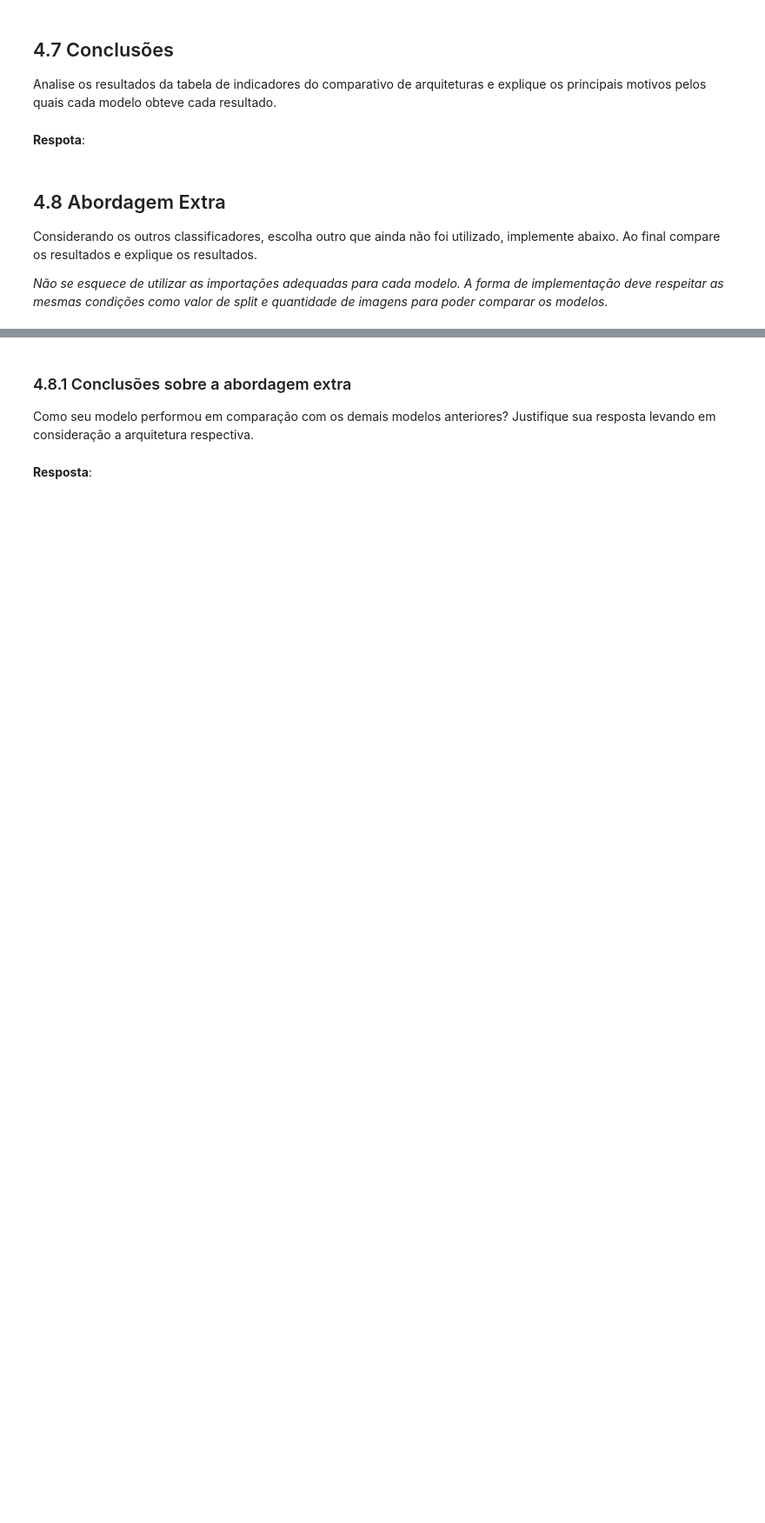
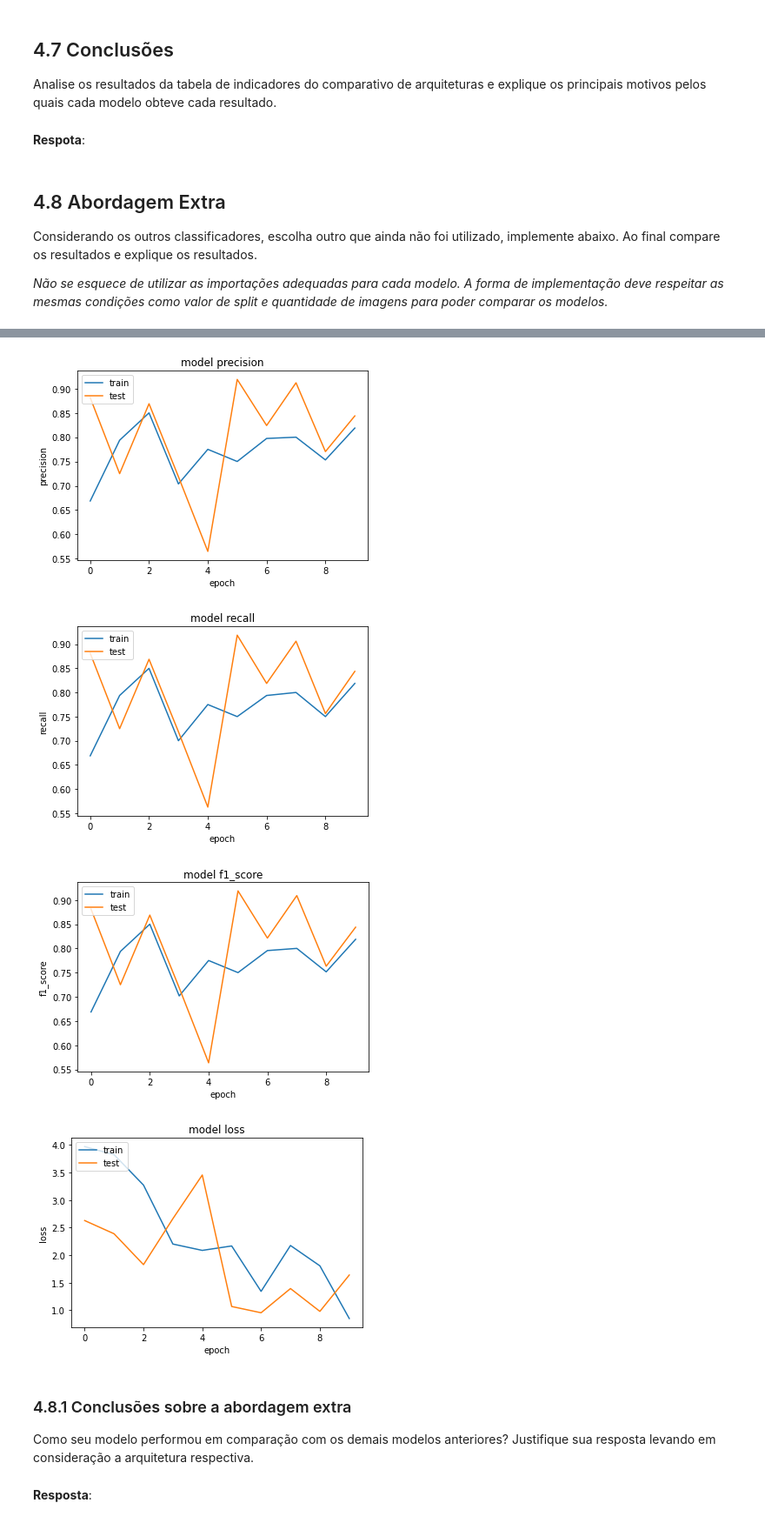
Before and after one commit to Tgualexand/VisaoComputacional, a Jupyter notebook: analise-imagens-medicas.ipynb, the cells around one changed output, grey strips where cells are left out. Shown at 87% size. Saved outputs shown, nothing was run; the diff lists cells and outputs as text; code cells hidden in the pictures; blank space fills up the shorter version.

```diff
--- a/analise-imagens-medicas.ipynb
+++ b/analise-imagens-medicas.ipynb
@@ -730,0 +768,9 @@ import keras.backend as K
+# %%
+x = conv_base.output
+x = layers.GlobalAveragePooling2D()(x)
+x = layers.Dense(128, activation='relu')(x)
+
+predictions = layers.Dense(qtde_classes, activation='softmax')(x)
+model = Model(conv_base.input, predictions)
+
+model.summary()
@@ -730,0 +795,9 @@ import keras.backend as K
+# %%
+optimizer = keras.optimizers.Adam()
+model.compile(loss='categorical_crossentropy', optimizer=optimizer, metrics=[precision_score, recall_score, f1_score])
+# %%
+history = model.fit_generator(generator=train_generator,
+                              epochs=qtde_epocas,
+                              validation_steps=5,
+                              steps_per_epoch=5,
+                              validation_data=val_generator)
@@ -731,3 +825,44 @@ import keras.backend as K
+# %%
+# Exibindo dados de Precisão
+plt.plot(history.history['precision_score'])
+plt.plot(history.history['val_precision_score'])
+plt.title('model precision')
+plt.ylabel('precision')
+plt.xlabel('epoch')
+plt.legend(['train', 'test'], loc='upper left')
+plt.show()
+
+# Exibindo dados de Sensibilidade
+plt.plot(history.history['recall_score'])
+plt.plot(history.history['val_recall_score'])
+plt.title('model recall')
+plt.ylabel('recall')
+plt.xlabel('epoch')
+plt.legend(['train', 'test'], loc='upper left')
+plt.show()
+
+# Exibindo dados de F1 Score
+plt.plot(history.history['f1_score'])
+plt.plot(history.history['val_f1_score'])
+plt.title('model f1_score')
+plt.ylabel('f1_score')
+plt.xlabel('epoch')
+plt.legend(['train', 'test'], loc='upper left')
+plt.show()
+
+# Exibindo dados de Perda
+plt.plot(history.history['loss'])
+plt.plot(history.history['val_loss'])
+plt.title('model loss')
+plt.ylabel('loss')
+plt.xlabel('epoch')
+plt.legend(['train', 'test'], loc='upper left')
+plt.show()
+# %% [output]
+[figure, added]
+[figure, added]
+[figure, added]
+[figure, added]
 # %% [markdown]
 ### 4.8.1 Conclusões sobre a abordagem extra
 
```
Also changed, not shown: parts of 10 cells of this notebook, 1 other file.
